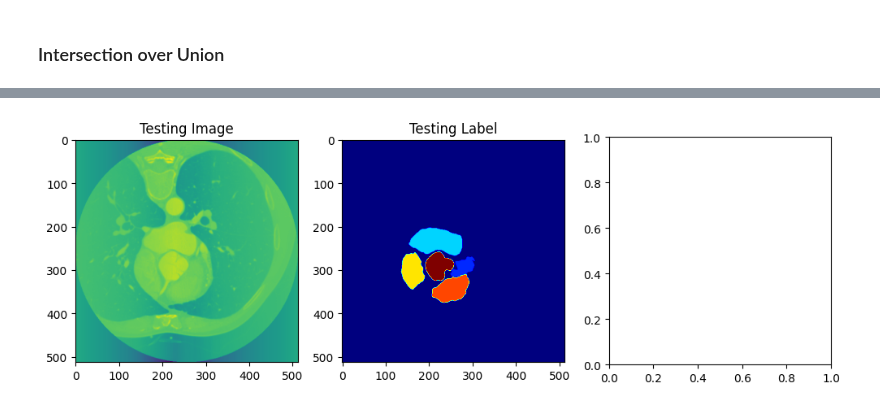
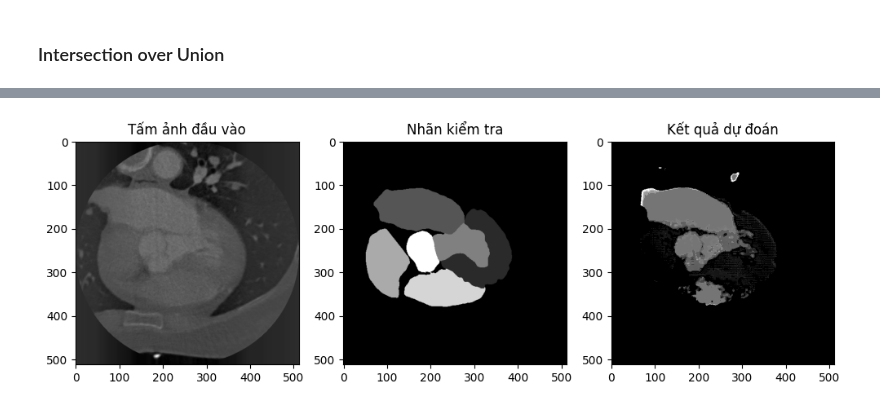
Before and after one commit to VISEF-ISEF-team/VasculAR, a Jupyter notebook: DeepLearning/model/2-Multi_Unet_Segmentation.ipynb, the cells around one changed output, grey strips where cells are left out. Saved outputs shown, nothing was run; the diff lists cells and outputs as text; code cells hidden in the pictures.

```diff
--- a/DeepLearning/model/2-Multi_Unet_Segmentation.ipynb
+++ b/DeepLearning/model/2-Multi_Unet_Segmentation.ipynb
@@ -254,3 +407,30 @@ print("IoU for class4 is: ", class4_IoU)
 
 plt.imshow(train_images[0, :,:,0], cmap='gray')
 plt.imshow(mask_images[0], cmap='gray')
+# %%
+import random
+
+test_img_number = random.randint(0, len(X_test))
+
+test_img = X_test[test_img_number]
+ground_truth = y_test[test_img_number]
+
+test_img_norm = test_img[:,:,0][:,:,None]
+test_img_input = np.expand_dims(test_img_norm, 0)
+
+prediction = (model.predict(test_img_input))
+predicted_img = np.argmax(prediction, axis=3)[0,:,:]
+y_mapped = np.take(y_res2, predicted_img)
+
+plt.figure(figsize=(12, 8))
+plt.subplot(231)
+plt.title('Tấm ảnh đầu vào')
+plt.imshow(test_img[:,:,0], cmap='gray')
+plt.subplot(232)
+plt.title('Nhãn kiểm tra')
+plt.imshow(ground_truth[:,:,0], cmap='gray')
+plt.subplot(233)
+plt.title('Kết quả dự đoán')
+plt.imshow(y_mapped, cmap='gray')
+plt.show()
+# %% [output]
@@ -257,27 +438,30 @@ plt.imshow(mask_images[0], cmap='gray')
+[figure, added]
 # %%
 import random
+
 test_img_number = random.randint(0, len(X_test))
+
 test_img = X_test[test_img_number]
 ground_truth = y_test[test_img_number]
+
 test_img_norm = test_img[:,:,0][:,:,None]
 test_img_input = np.expand_dims(test_img_norm, 0)
-# prediction = (model.predict(test_img_input))
-# predicted_img = np.argmax(prediction, axis=3)[0,:,:]
+
+prediction = (model.predict(test_img_input))
+predicted_img = np.argmax(prediction, axis=3)
 
 
 plt.figure(figsize=(12, 8))
 plt.subplot(231)
-plt.title('Testing Image')
-plt.imshow(test_img[:,:,0])
+plt.title('Tấm ảnh đầu vào')
+plt.imshow(test_img[:,:,0], cmap='gray')
 plt.subplot(232)
-plt.title('Testing Label')
-plt.imshow(ground_truth[:,:,0], cmap='jet')
+plt.title('Nhãn kiểm tra')
+plt.imshow(ground_truth[:,:,0], cmap='gray')
 plt.subplot(233)
-# plt.title('Prediction on test image')
-# plt.imshow(predicted_img, cmap='jet')
+plt.title('Kết quả dự đoán')
+plt.imshow(predicted_img, cmap='gray')
 plt.show()
-# %% [output]
-[figure, removed]
 # %%
 # Apply a trained model on large image
 from patchify import patchify, unpatchify
```
Also changed, not shown: parts of 27 cells of this notebook, 10 other files.
